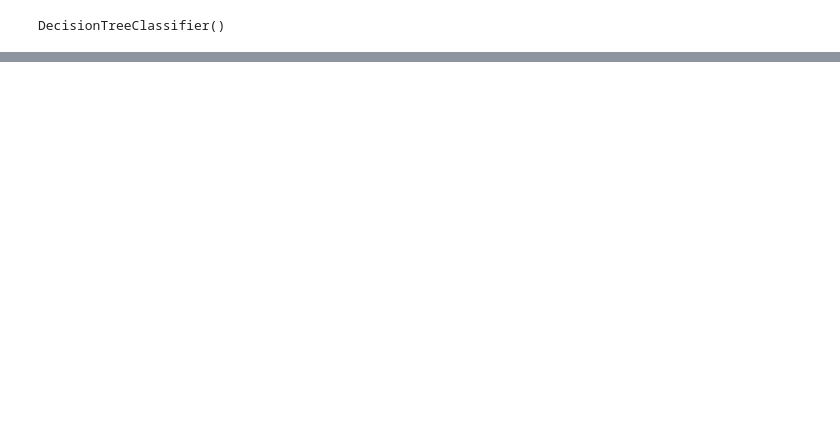
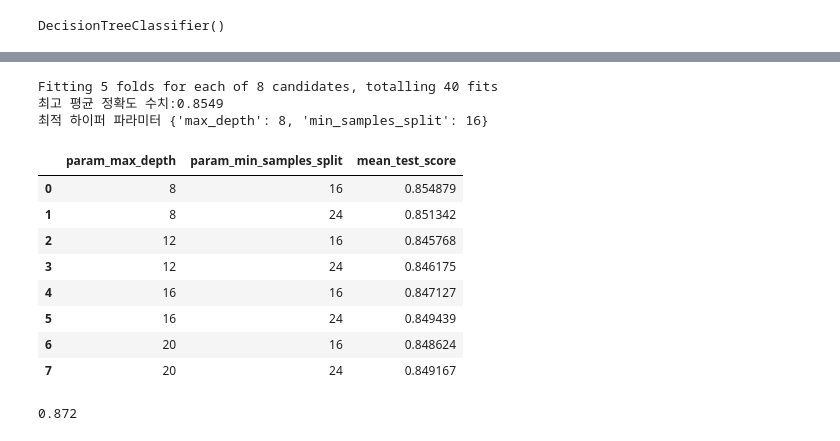
Before and after one commit to Bo-kyoung/AI-practices, a Jupyter notebook: PerfectGuide/DecisionTree.ipynb, the cells around one changed output, grey strips where cells are left out. Cells and saved outputs as stored; diff of their text form; code cells hidden in the pictures; blank space fills up the shorter version.

```diff
--- a/PerfectGuide/DecisionTree.ipynb
+++ b/PerfectGuide/DecisionTree.ipynb
@@ -27,0 +194,5 @@ graphviz.Source(dot_graph)
+# %%
+from sklearn.model_selection import GridSearchCV
+params = {'max_depth':[6,8,10,12,16,20,24]}
+grid_cv = GridSearchCV(clf, param_grid = params, scoring = 'accuracy', cv = 5, verbose = 1)
+grid_cv.fit(X_train, y_train)
@@ -27,0 +220,29 @@ graphviz.Source(dot_graph)
+# %%
+params = {'max_depth' : [8,12,16,20], 'min_samples_split':[16,24]}
+grid_cv = GridSearchCV(clf, param_grid = params, scoring = 'accuracy', cv = 5, verbose = 1)
+grid_cv.fit(X_train, y_train)
+print('최고 평균 정확도 수치:{0:0.4f}'.format(grid_cv.best_score_))
+print('최적 하이퍼 파라미터',grid_cv.best_params_)
+# %% [output]
+Fitting 5 folds for each of 8 candidates, totalling 40 fits
+최고 평균 정확도 수치:0.8549
+최적 하이퍼 파라미터 {'max_depth': 8, 'min_samples_split': 16}
+# %%
+pd.DataFrame(grid_cv.cv_results_)[['param_max_depth','param_min_samples_split','mean_test_score']]
+# %% [output]
+|  | param_max_depth | param_min_samples_split | mean_test_score |
+| 0 | 8 | 16 | 0.854879 |
+| 1 | 8 | 24 | 0.851342 |
+| 2 | 12 | 16 | 0.845768 |
+| 3 | 12 | 24 | 0.846175 |
+| 4 | 16 | 16 | 0.847127 |
+| 5 | 16 | 24 | 0.849439 |
+| 6 | 20 | 16 | 0.848624 |
+| 7 | 20 | 24 | 0.849167 |
+# %%
+best_df_clf = grid_cv.best_estimator_
+pred1 = best_df_clf.predict(X_test)
+accuracy = accuracy_score(y_test, pred1)
+print(round(accuracy,3))
+# %% [output]
+0.872
```
Also changed, not shown: parts of 18 cells of this notebook, 32 other files.
